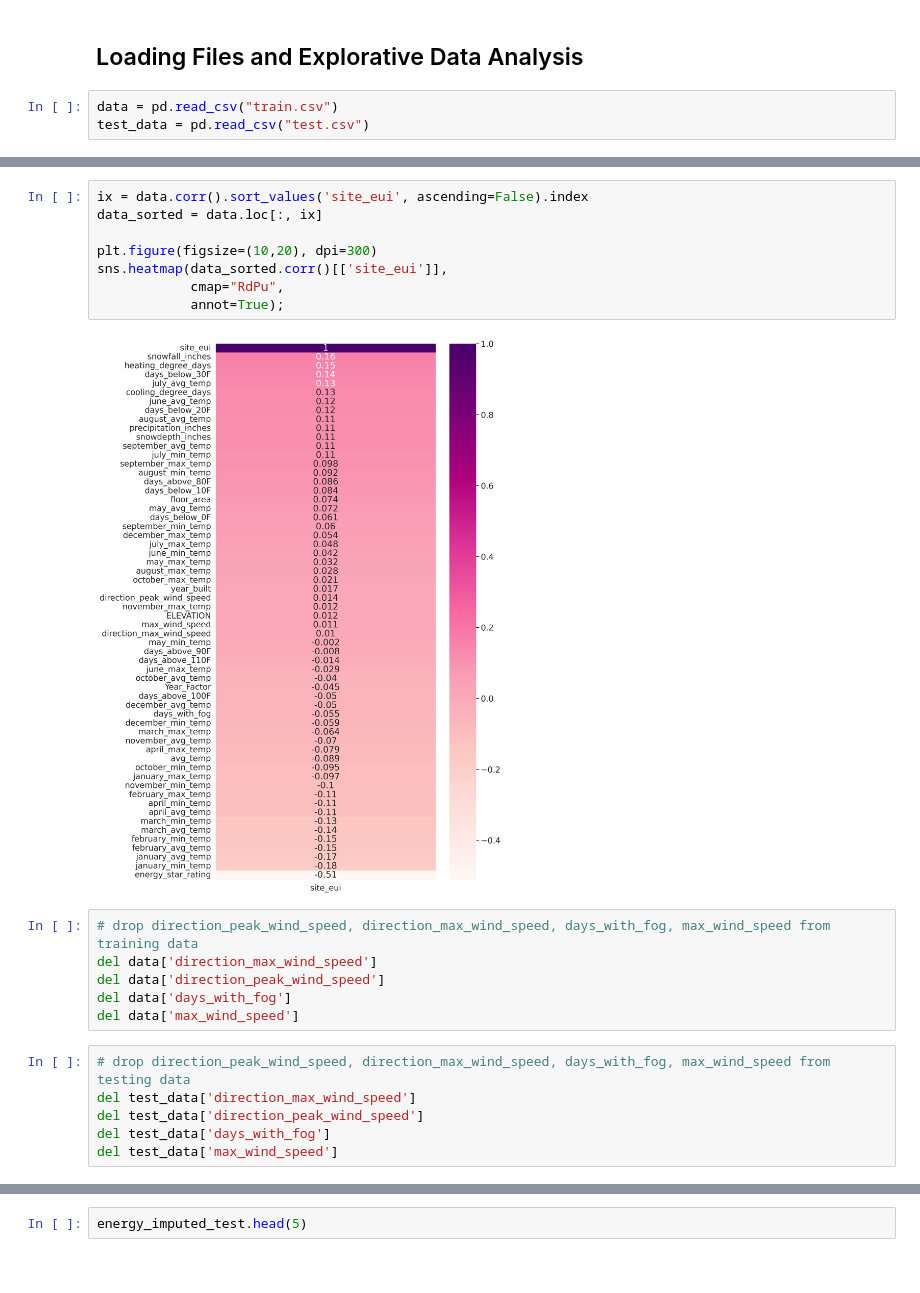
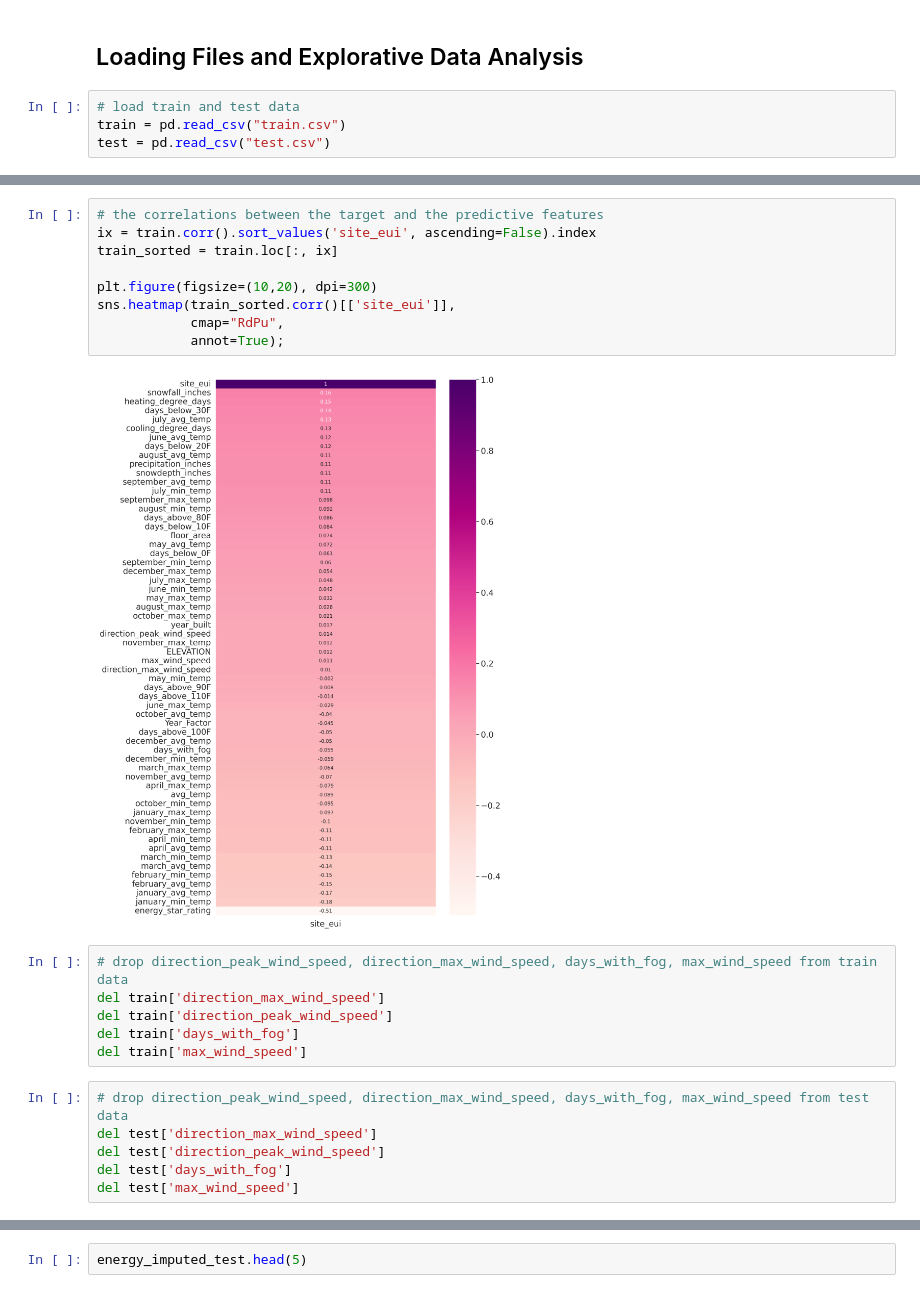
Before and after one commit to eminaomasa/energy_usage_prediction, a Jupyter notebook: aisha_notebook_initial.ipynb, the cells around one changed output, grey strips where cells are left out. Cells and saved outputs as stored; diff of their text form.

```diff
--- a/aisha_notebook_initial.ipynb
+++ b/aisha_notebook_initial.ipynb
@@ -31,7 +41,8 @@ plt.rcParams["figure.figsize"] = (10, 5)
 # %% [markdown]
 ## Loading Files and Explorative Data Analysis
 # %%
-data = pd.read_csv("train.csv")
-test_data = pd.read_csv("test.csv")
+# load train and test data
+train = pd.read_csv("train.csv")
+test = pd.read_csv("test.csv")
 # %%
 # check the size of train and test sets
@@ -84,25 +95,26 @@ data.corr(method = 'pearson')
 | days_with_fog | 0.619227 | 0.014282 | 0.084167 | 0.019387 | 0.495345 | -0.035741 | ... |
 | site_eui | -0.045179 | 0.073967 | 0.017162 | -0.511012 | 0.011798 | -0.179190 | ... |
 # %%
-ix = data.corr().sort_values('site_eui', ascending=False).index
-data_sorted = data.loc[:, ix]
+# the correlations between the target and the predictive features
+ix = train.corr().sort_values('site_eui', ascending=False).index
+train_sorted = train.loc[:, ix]
 
 plt.figure(figsize=(10,20), dpi=300)
-sns.heatmap(data_sorted.corr()[['site_eui']],
+sns.heatmap(train_sorted.corr()[['site_eui']],
             cmap="RdPu",
             annot=True);
 # %% [output]
-[figure, old version]
+[figure, new version]
 # %%
-# drop direction_peak_wind_speed, direction_max_wind_speed, days_with_fog, max_wind_speed from training data
-del data['direction_max_wind_speed']
-del data['direction_peak_wind_speed']
-del data['days_with_fog']
-del data['max_wind_speed']
+# drop direction_peak_wind_speed, direction_max_wind_speed, days_with_fog, max_wind_speed from train data
+del train['direction_max_wind_speed']
+del train['direction_peak_wind_speed']
+del train['days_with_fog']
+del train['max_wind_speed']
 # %%
-# drop direction_peak_wind_speed, direction_max_wind_speed, days_with_fog, max_wind_speed from testing data
-del test_data['direction_max_wind_speed']
-del test_data['direction_peak_wind_speed']
-del test_data['days_with_fog']
-del test_data['max_wind_speed']
+# drop direction_peak_wind_speed, direction_max_wind_speed, days_with_fog, max_wind_speed from test data
+del test['direction_max_wind_speed']
+del test['direction_peak_wind_speed']
+del test['days_with_fog']
+del test['max_wind_speed']
 # %%
```
Also changed, not shown: parts of 111 cells of this notebook.
